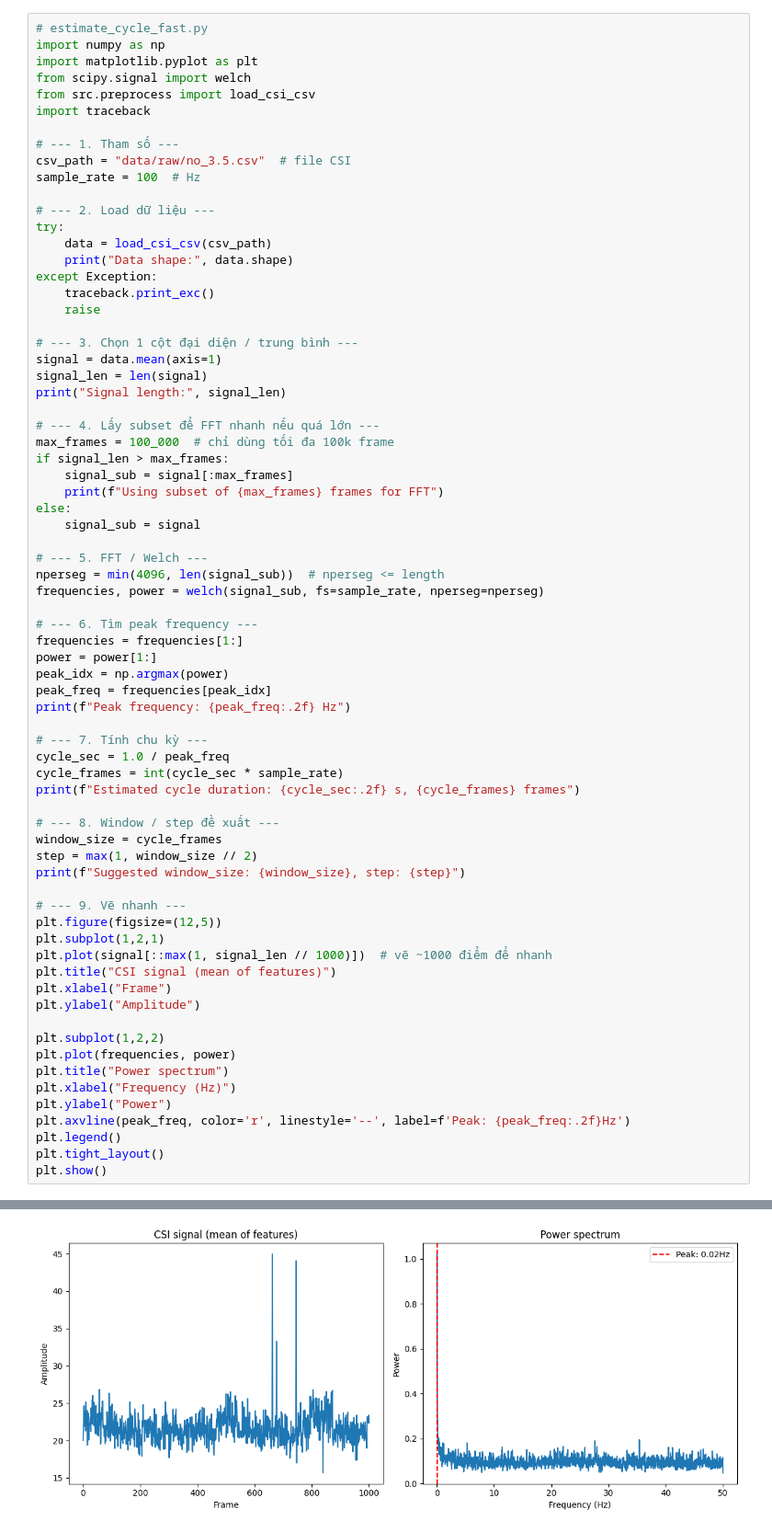
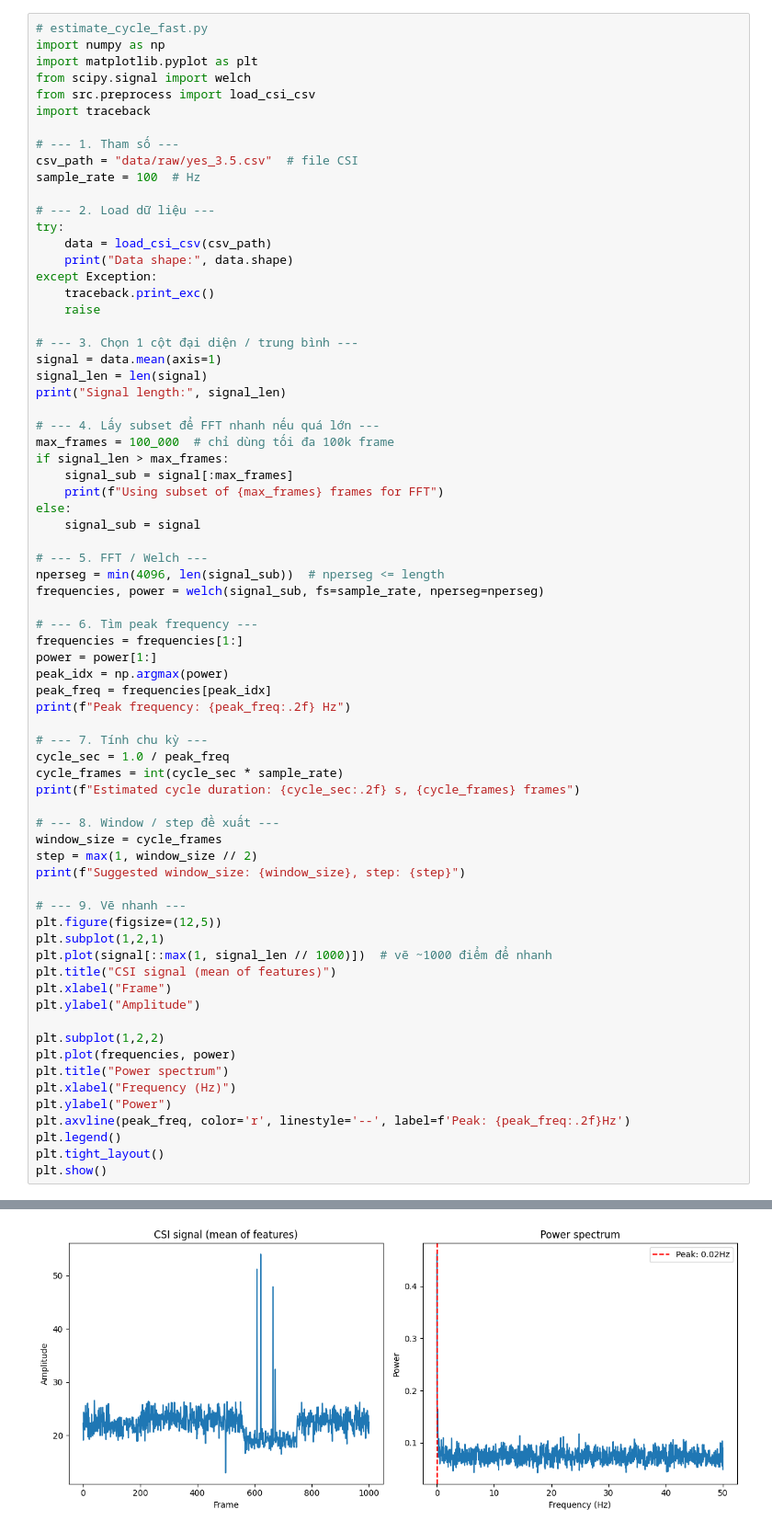
Before and after one commit to GBhihi/PBL5-train-model, a Jupyter notebook: cycle.ipynb, the cells around one changed output, grey strips where cells are left out. Shown at 92% size. Saved outputs shown, nothing was run; the diff lists cells and outputs as text.

```diff
--- a/cycle.ipynb
+++ b/cycle.ipynb
@@ -7,7 +7,7 @@ from src.preprocess import load_csi_csv
 import traceback
 
 # --- 1. Tham số ---
-csv_path = "data/raw/no_3.5.csv"  # file CSI
+csv_path = "data/raw/yes_3.5.csv"  # file CSI
 sample_rate = 100  # Hz
 
 # --- 2. Load dữ liệu ---
@@ -75,5 +75,5 @@ Signal length: 453445
 Using subset of 100000 frames for FFT
 Peak frequency: 0.02 Hz
 Estimated cycle duration: 40.96 s, 4096 frames
 Suggested window_size: 4096, step: 2048
-[figure, old version]
+[figure, new version]
```
Also changed, not shown: parts of 1 cell of this notebook.
